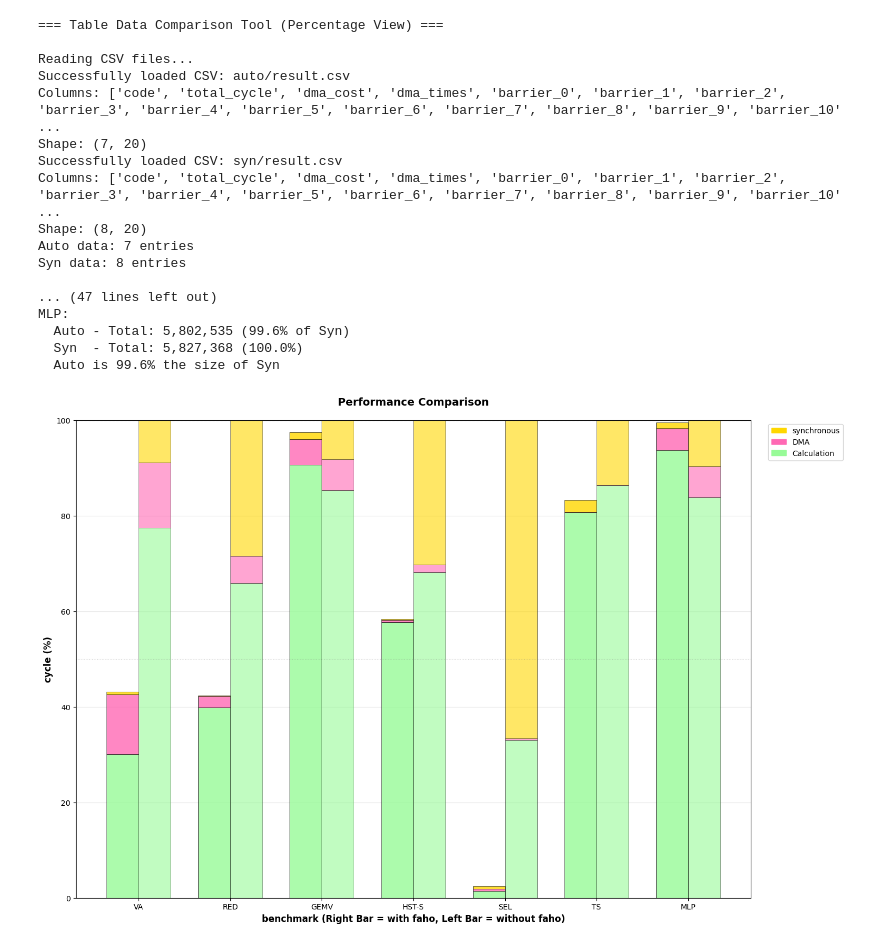
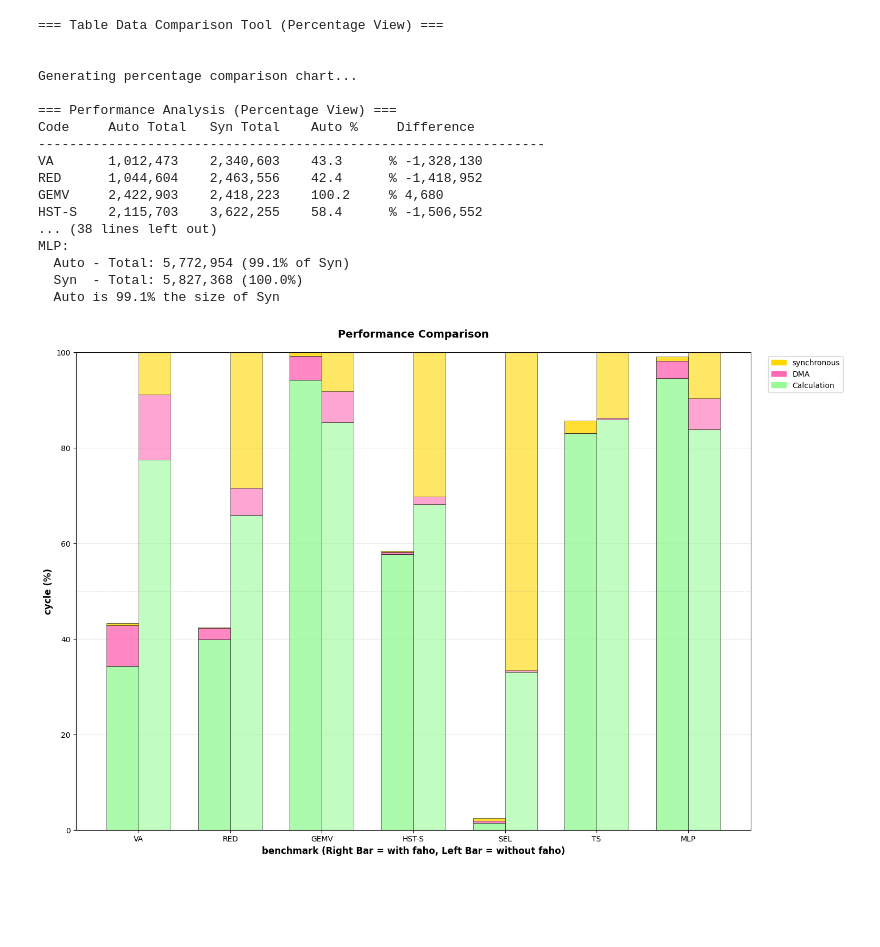
Before and after one commit to niwehao/Faho-Sim, a Jupyter notebook: uPIMulator_backend/result/draw_syn.ipynb, the cells around one changed output. Cells and saved outputs as stored; diff of their text form; code cells hidden in the pictures; blank space fills up the shorter version.

Commit message:
Update BS analysis

```diff
--- a/uPIMulator_backend/result/draw_syn.ipynb
+++ b/uPIMulator_backend/result/draw_syn.ipynb
@@ -298,44 +298,44 @@ def main(csv_file1=None, csv_file2=None):
     result = create_comparison_chart_percentage(table1_data, table2_data, save_path="synchronous.png")
 
     if result is None:
         print("Failed to create chart.")
         return
 
     fig, ax, sorted_codes = result
 
     # Display detailed breakdown
     print("\n=== Component Breakdown (Percentage) ===")
     df1 = pd.DataFrame(table1_data).set_index('code')
     df2 = pd.DataFrame(table2_data).set_index('code')
 
     for code in sorted_codes:
         auto_total = df1.loc[code, 'total_cycle']
         syn_total = df2.loc[code, 'total_cycle']
         scale_factor = (auto_total / syn_total * 100) if syn_total > 0 else 0
 
         print(f"\n{code}:")
         print(f"  Auto - Total: {auto_total:,} ({scale_factor:.1f}% of Syn)")
         print(f"  Syn  - Total: {syn_total:,} (100.0%)")
         print(f"  Auto is {scale_factor:.1f}% the size of Syn")
 
 if __name__ == "__main__":
-    main("auto/result.csv", "syn/result.csv")
+    main("upim/result.csv", "syn/result.csv")
 # %% [output]
 === Table Data Comparison Tool (Percentage View) ===
 
-Reading CSV files...
-Successfully loaded CSV: auto/result.csv
-Columns: ['code', 'total_cycle', 'dma_cost', 'dma_times', 'barrier_0', 'barrier_1', 'barrier_2', 'barrier_3', 'barrier_4', 'barrier_5', 'barrier_6', 'barrier_7', 'barrier_8', 'barrier_9', 'barrier_10' ...
-Shape: (7, 20)
-Successfully loaded CSV: syn/result.csv
-Columns: ['code', 'total_cycle', 'dma_cost', 'dma_times', 'barrier_0', 'barrier_1', 'barrier_2', 'barrier_3', 'barrier_4', 'barrier_5', 'barrier_6', 'barrier_7', 'barrier_8', 'barrier_9', 'barrier_10' ...
-Shape: (8, 20)
-Auto data: 7 entries
-Syn data: 8 entries
 
-... (47 lines left out)
+Generating percentage comparison chart...
+
+=== Performance Analysis (Percentage View) ===
+Code     Auto Total   Syn Total    Auto %     Difference
+-----------------------------------------------------------------
+VA       1,012,473    2,340,603    43.3      % -1,328,130
+RED      1,044,604    2,463,556    42.4      % -1,418,952
+GEMV     2,422,903    2,418,223    100.2     % 4,680
+HST-S    2,115,703    3,622,255    58.4      % -1,506,552
+... (38 lines left out)
 MLP:
-  Auto - Total: 5,802,535 (99.6% of Syn)
+  Auto - Total: 5,772,954 (99.1% of Syn)
   Syn  - Total: 5,827,368 (100.0%)
-  Auto is 99.6% the size of Syn
+  Auto is 99.1% the size of Syn
-[figure, old version]
+[figure, new version]
```
Also changed, not shown: 46 other files.
